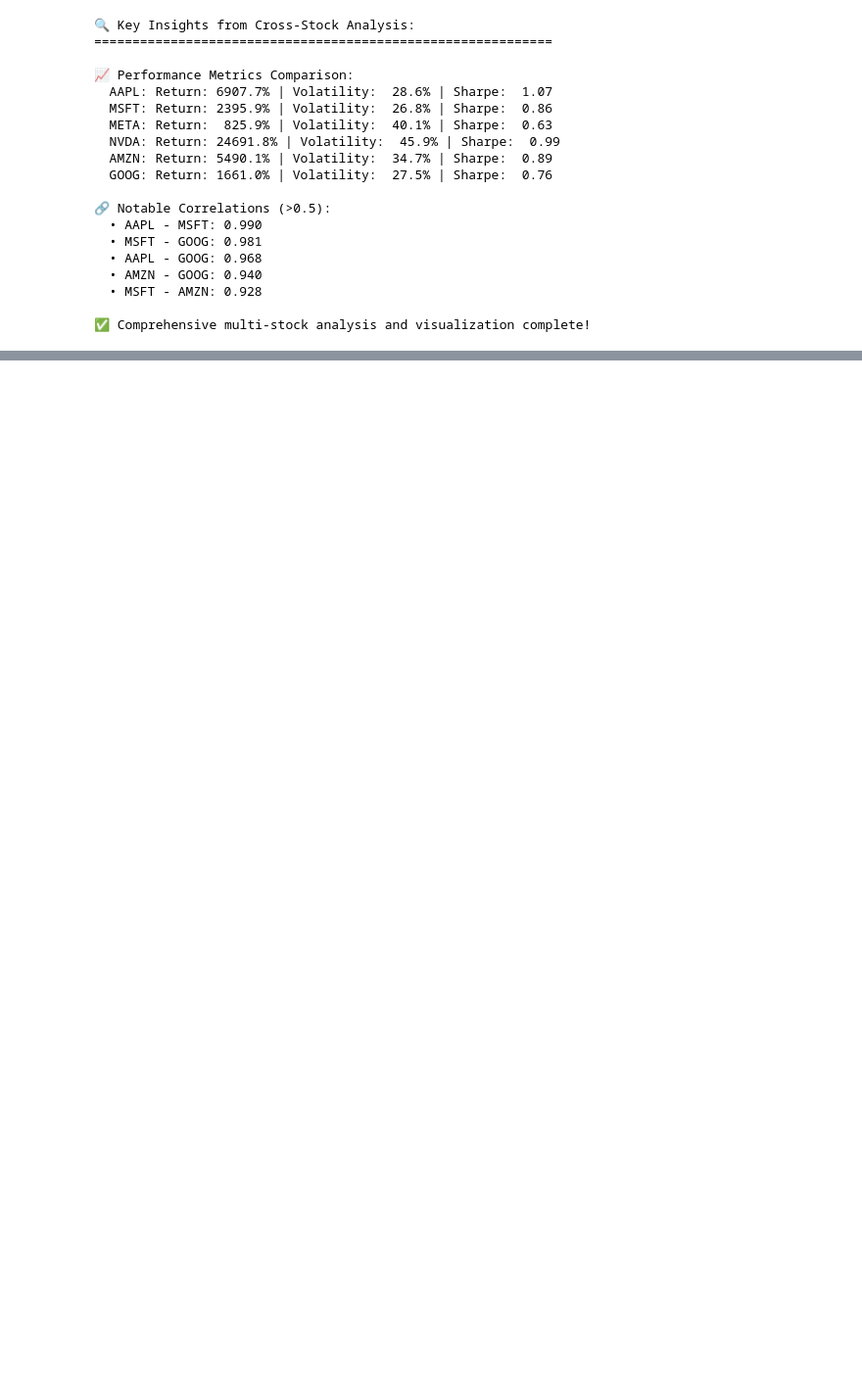
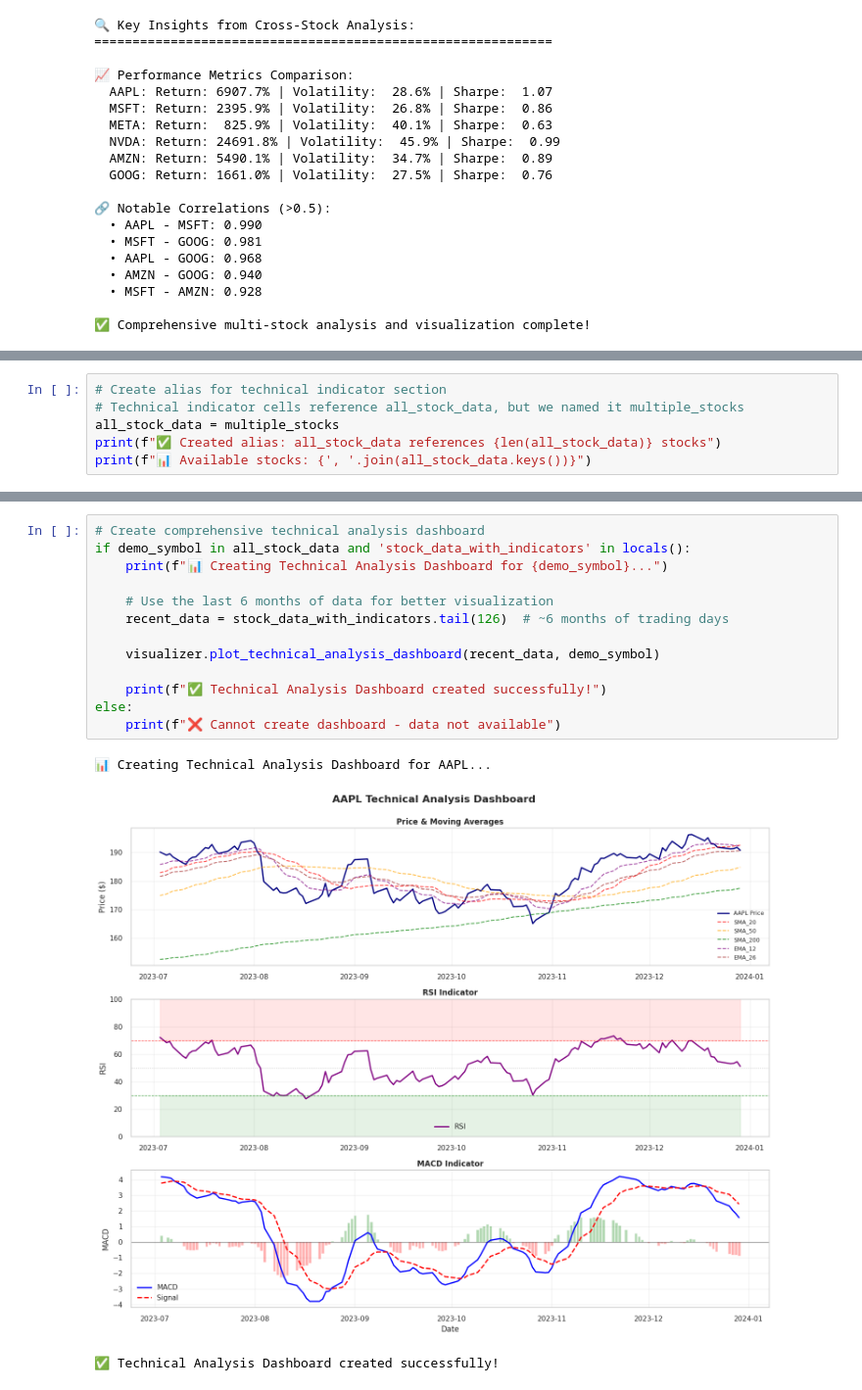
Before and after one commit to estif0/news-sentiment-price-prediction, a Jupyter notebook: notebooks/02_quantitative_analysis.ipynb, the cells around one changed output, grey strips where cells are left out. Shown at 98% size. Cells and saved outputs as stored; diff of their text form; blank space fills up the shorter version.

```diff
--- a/notebooks/02_quantitative_analysis.ipynb
+++ b/notebooks/02_quantitative_analysis.ipynb
@@ -498,0 +515,6 @@ else:
+# %%
+# Create alias for technical indicator section
+# Technical indicator cells reference all_stock_data, but we named it multiple_stocks
+all_stock_data = multiple_stocks
+print(f"✅ Created alias: all_stock_data references {len(all_stock_data)} stocks")
+print(f"📊 Available stocks: {', '.join(all_stock_data.keys())}")
@@ -498,0 +619,17 @@ else:
+# %%
+# Create comprehensive technical analysis dashboard
+if demo_symbol in all_stock_data and 'stock_data_with_indicators' in locals():
+    print(f"📊 Creating Technical Analysis Dashboard for {demo_symbol}...")
+
+    # Use the last 6 months of data for better visualization
+    recent_data = stock_data_with_indicators.tail(126)  # ~6 months of trading days
+
+    visualizer.plot_technical_analysis_dashboard(recent_data, demo_symbol)
+
+    print(f"✅ Technical Analysis Dashboard created successfully!")
+else:
+    print(f"❌ Cannot create dashboard - data not available")
+# %% [output]
+📊 Creating Technical Analysis Dashboard for AAPL...
+[figure, added]
+✅ Technical Analysis Dashboard created successfully!
```
Also changed, not shown: parts of 8 cells of this notebook, 3 other files.
